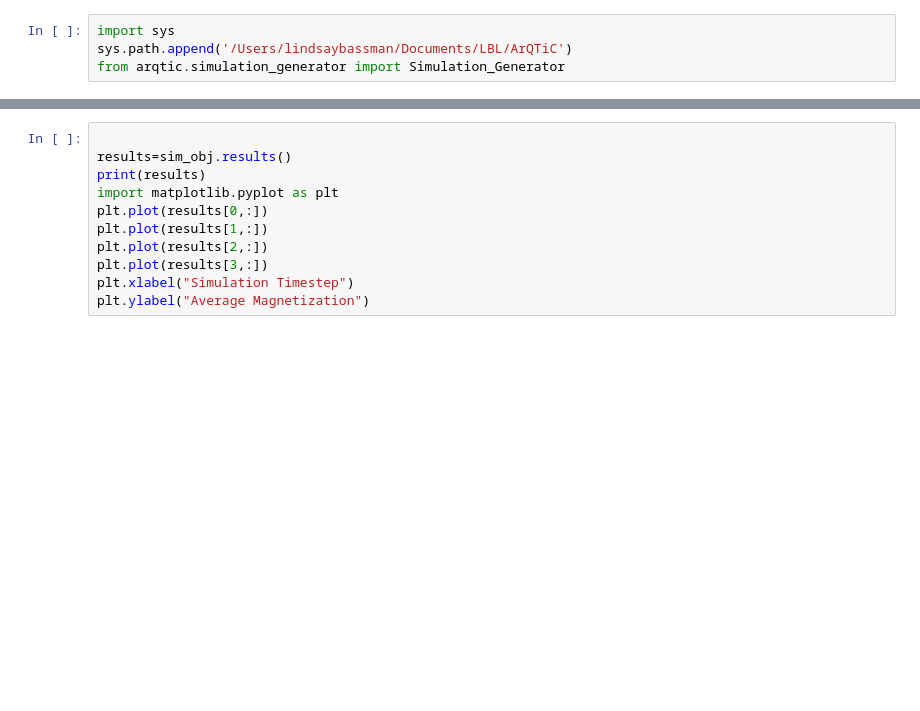
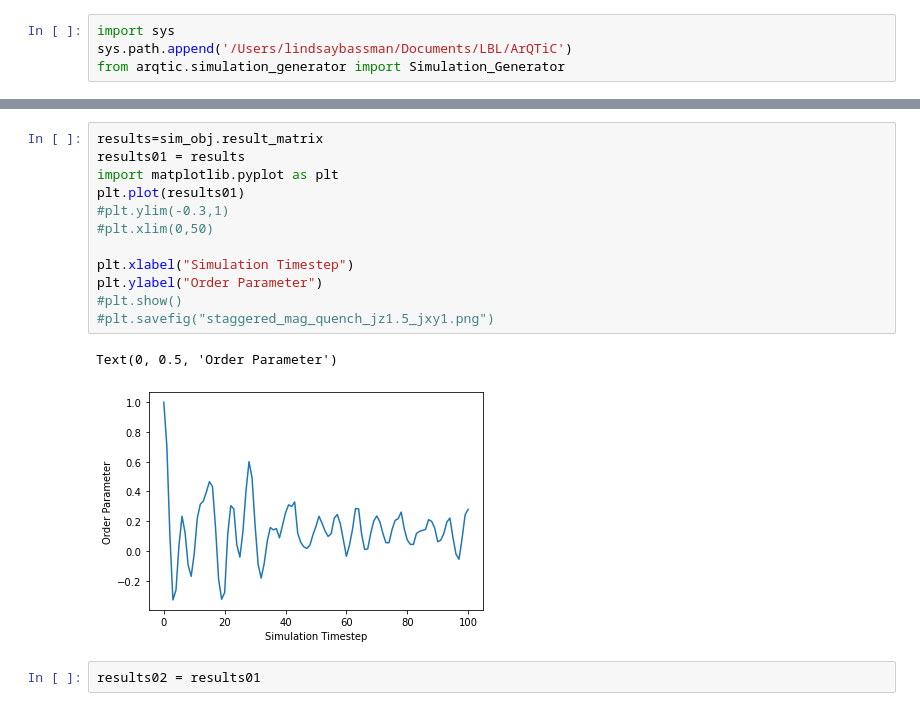
Before and after one commit to lebassman/ArQTiC, a Jupyter notebook: examples/Quantum_Quench_TFIM.ipynb, the cells around one changed output, grey strips where cells are left out. Cells and saved outputs as stored; diff of their text form; blank space fills up the shorter version.

```diff
--- a/examples/Quantum_Quench_TFIM.ipynb
+++ b/examples/Quantum_Quench_TFIM.ipynb
@@ -39,11 +40,17 @@ sim_obj.run_circuits()
 # %%
+results=sim_obj.result_matrix
+results01 = results
+import matplotlib.pyplot as plt
+plt.plot(results01)
+#plt.ylim(-0.3,1)
+#plt.xlim(0,50)
 
-results=sim_obj.results()
-print(results)
-import matplotlib.pyplot as plt
-plt.plot(results[0,:])
-plt.plot(results[1,:])
-plt.plot(results[2,:])
-plt.plot(results[3,:])
 plt.xlabel("Simulation Timestep")
-plt.ylabel("Average Magnetization")
+plt.ylabel("Order Parameter")
+#plt.show()
+#plt.savefig("staggered_mag_quench_jz1.5_jxy1.png")
+# %% [output]
+Text(0, 0.5, 'Order Parameter')
+[figure, added]
+# %%
+results02 = results01
```
Also changed, not shown: parts of 13 cells of this notebook, 3 other files.
